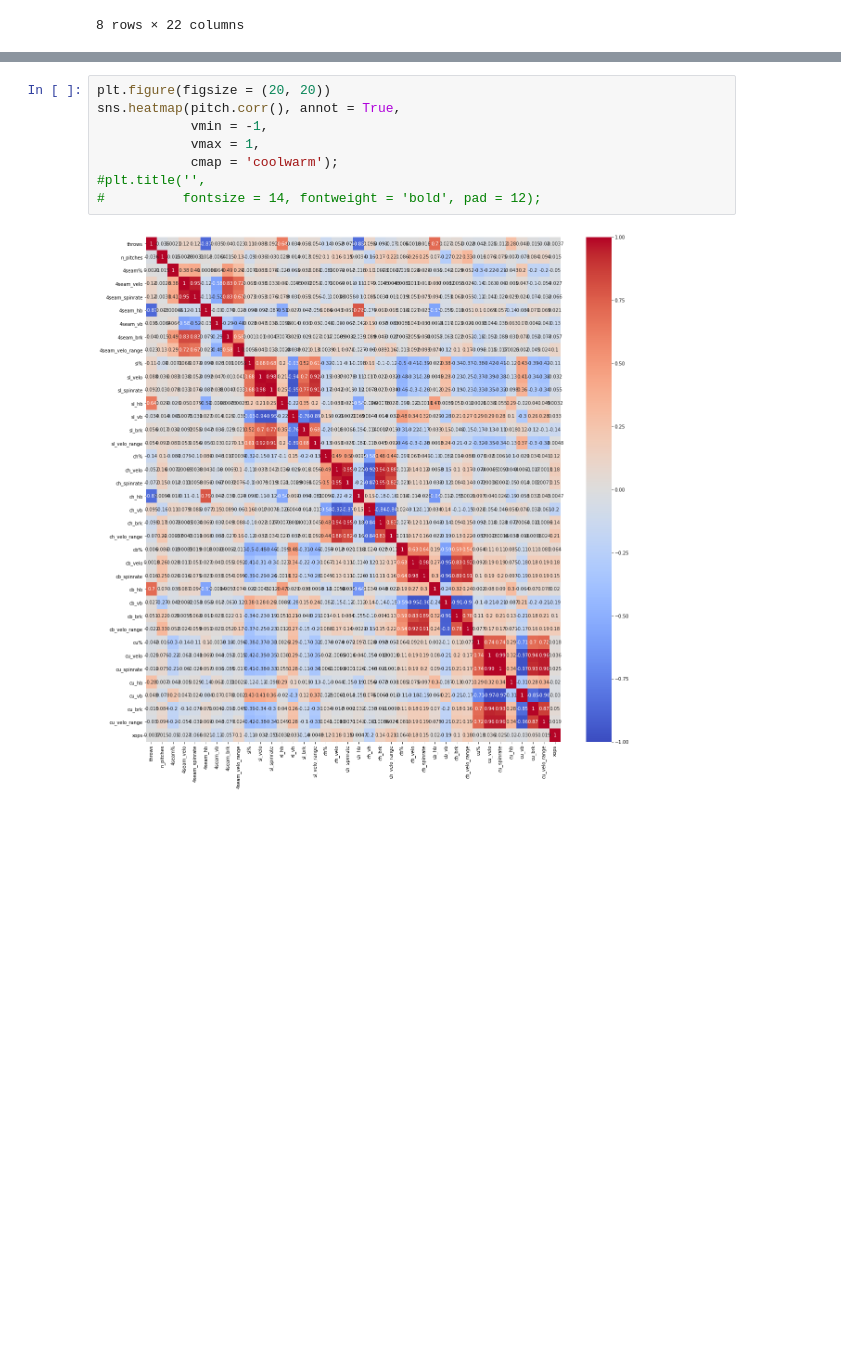
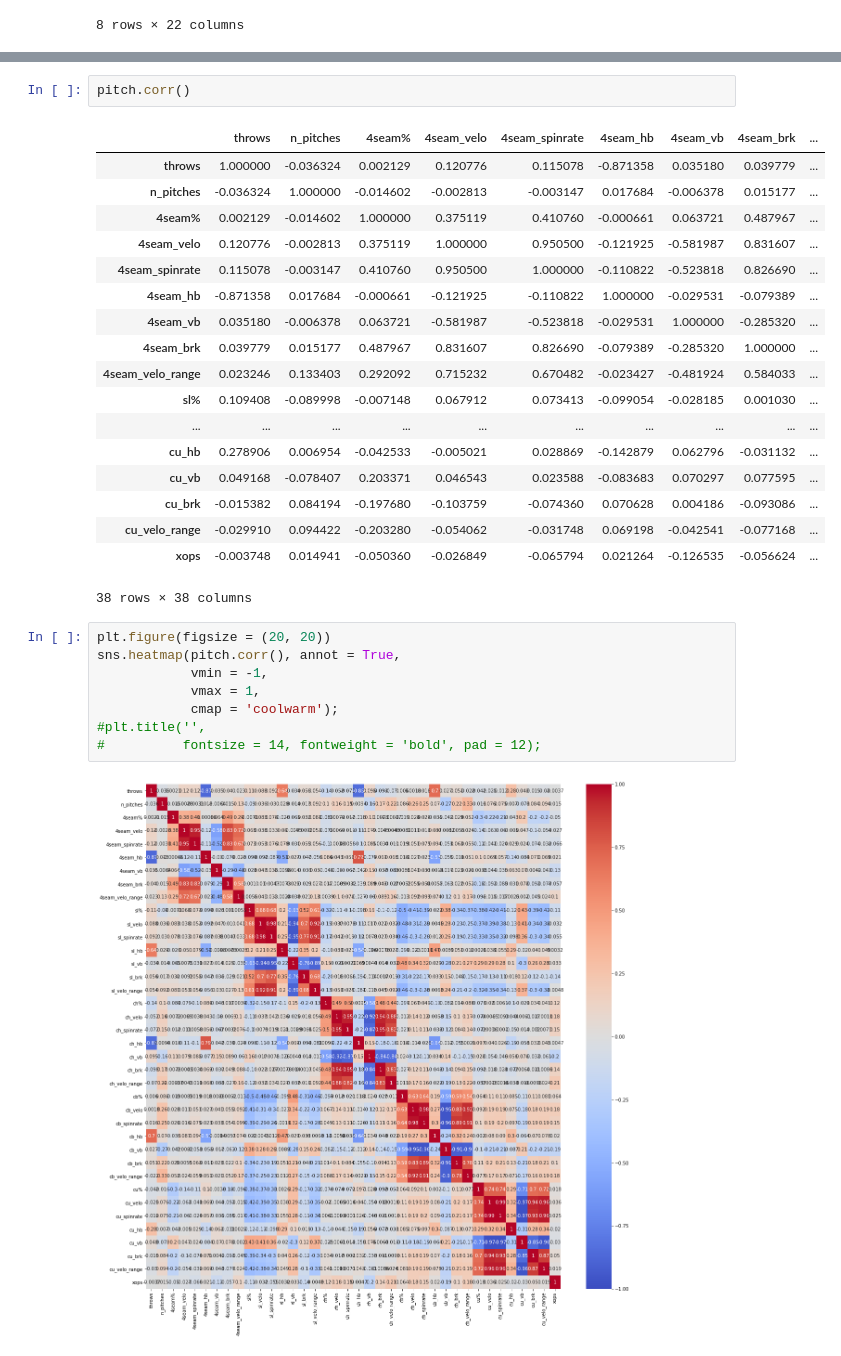
Before and after one commit to anthonyzurke/sabermetrics, a Jupyter notebook: code/pitch-cleaning-eda.ipynb, the cells around one changed output, grey strips where cells are left out. Drawn from its saved outputs; the diff is of its cells as text; blank space fills up the shorter version.

```diff
--- a/code/pitch-data.ipynb
+++ b/code/pitch-cleaning-eda.ipynb
@@ -240,6 +288,27 @@ spin.describe()
 | 50% | 2264.000000 | 2306.000000 | 1680.500000 | 2321.000000 | 0.000000 | -5.600000 | -15.600000 | 1.400000 | ... |
 | 75% | 2373.500000 | 2495.000000 | 1885.000000 | 2576.750000 | 2194.500000 | 1.200000 | -13.700000 | 5.100000 | ... |
 | max | 2783.000000 | 3270.000000 | 2852.000000 | 3349.000000 | 2928.000000 | 18.800000 | 0.000000 | 22.800000 | ... |
+# %%
+pitch.corr()
+# %% [output]
+|  | throws | n_pitches | 4seam% | 4seam_velo | 4seam_spinrate | 4seam_hb | 4seam_vb | 4seam_brk | ... |
+| throws | 1.000000 | -0.036324 | 0.002129 | 0.120776 | 0.115078 | -0.871358 | 0.035180 | 0.039779 | ... |
+| n_pitches | -0.036324 | 1.000000 | -0.014602 | -0.002813 | -0.003147 | 0.017684 | -0.006378 | 0.015177 | ... |
+| 4seam% | 0.002129 | -0.014602 | 1.000000 | 0.375119 | 0.410760 | -0.000661 | 0.063721 | 0.487967 | ... |
+| 4seam_velo | 0.120776 | -0.002813 | 0.375119 | 1.000000 | 0.950500 | -0.121925 | -0.581987 | 0.831607 | ... |
+| 4seam_spinrate | 0.115078 | -0.003147 | 0.410760 | 0.950500 | 1.000000 | -0.110822 | -0.523818 | 0.826690 | ... |
+| 4seam_hb | -0.871358 | 0.017684 | -0.000661 | -0.121925 | -0.110822 | 1.000000 | -0.029531 | -0.079389 | ... |
+| 4seam_vb | 0.035180 | -0.006378 | 0.063721 | -0.581987 | -0.523818 | -0.029531 | 1.000000 | -0.285320 | ... |
+| 4seam_brk | 0.039779 | 0.015177 | 0.487967 | 0.831607 | 0.826690 | -0.079389 | -0.285320 | 1.000000 | ... |
+| 4seam_velo_range | 0.023246 | 0.133403 | 0.292092 | 0.715232 | 0.670482 | -0.023427 | -0.481924 | 0.584033 | ... |
+| sl% | 0.109408 | -0.089998 | -0.007148 | 0.067912 | 0.073413 | -0.099054 | -0.028185 | 0.001030 | ... |
+| ... | ... | ... | ... | ... | ... | ... | ... | ... | ... |
+| cu_hb | 0.278906 | 0.006954 | -0.042533 | -0.005021 | 0.028869 | -0.142879 | 0.062796 | -0.031132 | ... |
+| cu_vb | 0.049168 | -0.078407 | 0.203371 | 0.046543 | 0.023588 | -0.083683 | 0.070297 | 0.077595 | ... |
+| cu_brk | -0.015382 | 0.084194 | -0.197680 | -0.103759 | -0.074360 | 0.070628 | 0.004186 | -0.093086 | ... |
+| cu_velo_range | -0.029910 | 0.094422 | -0.203280 | -0.054062 | -0.031748 | 0.069198 | -0.042541 | -0.077168 | ... |
+| xops | -0.003748 | 0.014941 | -0.050360 | -0.026849 | -0.065794 | 0.021264 | -0.126535 | -0.056624 | ... |
+38 rows × 38 columns
 # %%
 plt.figure(figsize = (20, 20))
 sns.heatmap(pitch.corr(), annot = True,
```
Also changed, not shown: parts of 8 cells of this notebook, 2 other files.
